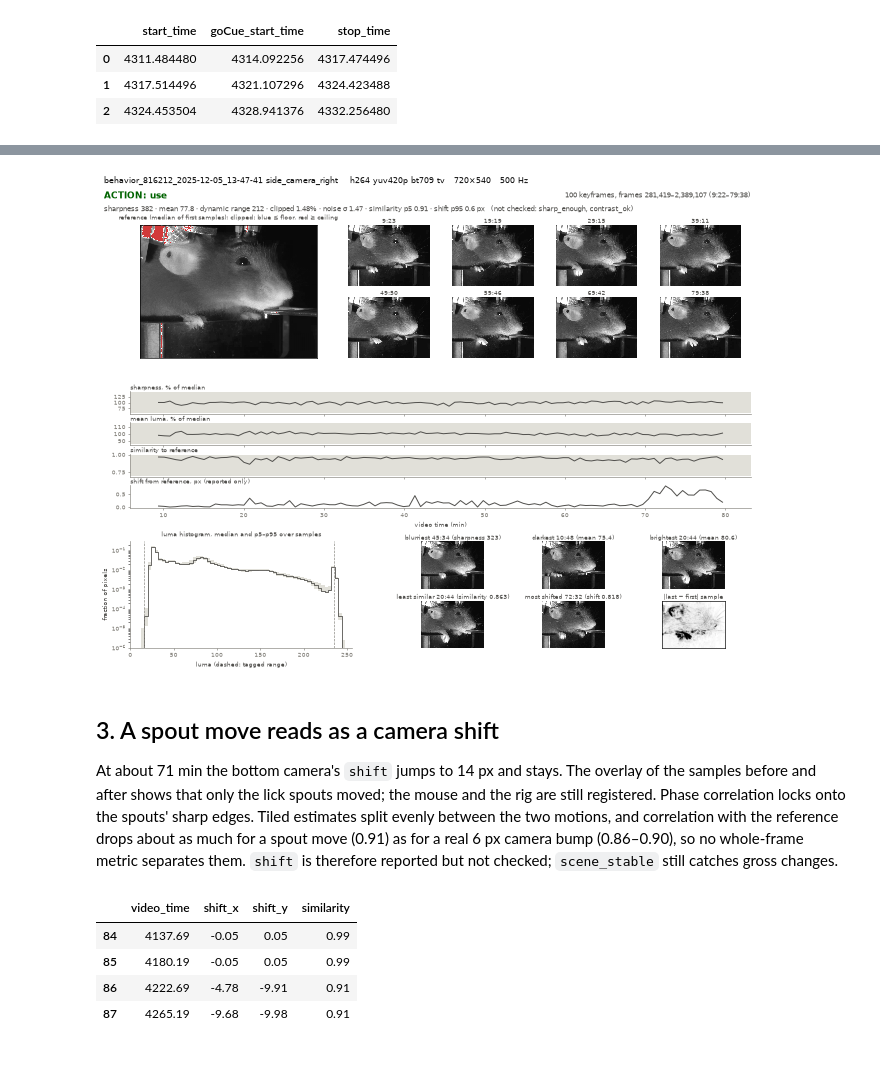
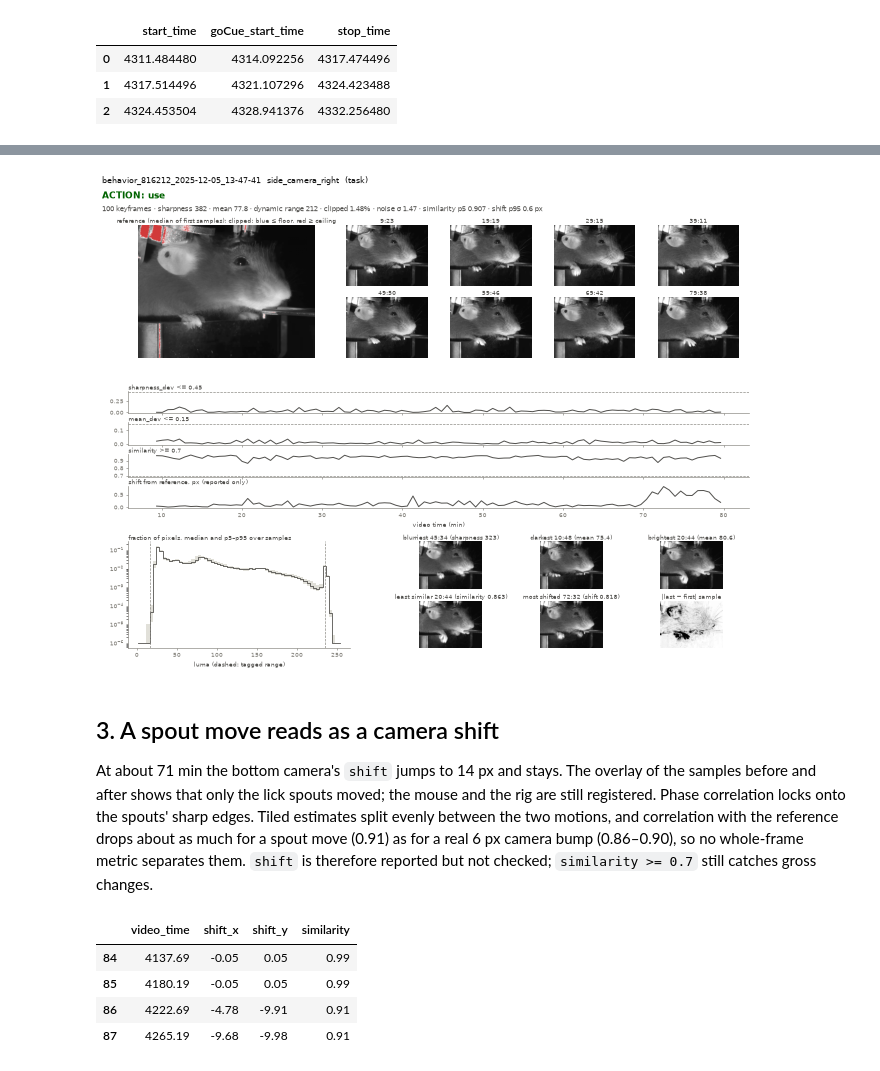
Before and after one commit to AllenNeuralDynamics/aind-dynamic-foraging-behavior-video-analysis, a Jupyter notebook: examples/video_quality_qc_validation.ipynb, the cells around one changed output, grey strips where cells are left out. Saved outputs shown, nothing was run; the diff lists cells and outputs as text; code cells hidden in the pictures.

```diff
--- a/examples/video_quality_qc_validation.ipynb
+++ b/examples/video_quality_qc_validation.ipynb
@@ -32,7 +32,10 @@ import pandas as pd
 
 from aind_dynamic_foraging_behavior_video_analysis import video_quality_qc as vqq
 from aind_dynamic_foraging_behavior_video_analysis import video_quality_report as vqr
-from aind_dynamic_foraging_behavior_video_analysis.video_alignment import read_trial_times
+from aind_dynamic_foraging_behavior_video_analysis.video_alignment import (
+    read_trial_times,
+    task_frame_window,
+)
 
 plt.rcParams["figure.dpi"] = 60  # keep the executed notebook small
 
@@ -53,16 +56,21 @@ def fetch(key):
     return path
 
 
-def cell(row):
-    if row["passed"] is None:
-        return "skipped"
-    return "✓" if row["passed"] else "✗ " + row["message"]
+def run(url, camera, window):
+    # Sample, measure and check one camera: (frames, samples, checks).
+    t = time.perf_counter()
+    frames, samples, color_range = vqq.sample_keyframes(url, window)
+    samples = vqq.measure(frames, samples, color_range)
+    print(f"{camera}: {len(samples)} keyframes in {time.perf_counter() - t:.0f} s")
+    return frames, samples, vqq.run_checks(samples, camera)
 
 
 def check_table(results):
+    # One column per camera: observed value per check, ✗ where it failed.
     table = pd.DataFrame({
-        cam: checks.set_index("check").apply(cell, axis=1)
-        for cam, (qc, checks) in results.items()
+        cam: checks.set_index("check").apply(
+            lambda r: f"{'✓' if r.passed else '✗'} {r.observed:.4g}", axis=1)
+        for cam, (_, _, checks) in results.items()
     })
-    table.loc["action"] = {cam: vqq.quality_action(c) for cam, (_, c) in results.items()}
-    return table
+    table.loc["action"] = {cam: vqq.quality_action(c) for cam, (_, _, c) in results.items()}
+    return table.fillna("not checked")
@@ -75,7 +93,4 @@ check; the level checks are skipped because no thresholds exist yet.
 # %%
-whole = {}
-for cam, url in CAMERAS.items():
-    qc = vqq.measure_video_quality(url)
-    whole[cam] = (qc, vqq.check_video_quality(qc, camera=cam))
+whole = {cam: run(url, cam, (0, 10**9)) for cam, url in CAMERAS.items()}
 check_table(whole)
 # %% [output]
@@ -137,8 +154,8 @@ windows = {}
 for cam in CAMERAS:
     csv = fetch(f"behavior-videos/{cam}.csv")
     t = time.perf_counter()
-    windows[cam] = vqq.task_frame_window(behavior_json, csv, trigger_log)
+    windows[cam] = task_frame_window(behavior_json, csv, trigger_log)
     start, end = windows[cam]
     print(f"{cam}: frames {start:,}-{end:,} = video {start / 500 / 60:.1f}-{end / 500 / 60:.1f} min "
-          f"({time.perf_counter() - t:.1f} s)")
+          f"({time.perf_counter() - t:.1f} s); without the log: {task_frame_window(behavior_json, csv)}")
 # %% [output]
@@ -150,7 +170,4 @@ trial) and ends at 79.6 minutes; the empty rig follows from about 83.
 # %%
-task = {}
-for cam, url in CAMERAS.items():
-    qc = vqq.measure_video_quality(url, frame_window=windows[cam])
-    task[cam] = (qc, vqq.check_video_quality(qc, camera=cam))
+task = {cam: run(url, cam, windows[cam]) for cam, url in CAMERAS.items()}
 check_table(task)
 # %% [output]
@@ -183,8 +208,8 @@ summary.loc[["sharpness_med", "sharpness_spread", "mean_med", "mean_spread",
 # %%
-qc, checks = task["side_camera_right"]
-fig = vqr.session_card(qc, checks, f"{SESSION} side_camera_right")
+frames, samples, checks = task["side_camera_right"]
+fig = vqr.session_card(frames, samples, checks, f"{SESSION}  side_camera_right  (task)")
 # %% [output]
-[figure, old version]
+[figure, new version]
 # %% [markdown]
 ## 3. A spout move reads as a camera shift
 
@@ -195,5 +220,5 @@ onto the spouts' sharp edges. Tiled estimates split evenly between the two
 motions, and correlation with the reference drops about as much for a spout
 move (0.91) as for a real 6 px camera bump (0.86–0.90), so no whole-frame
 metric separates them. `shift` is therefore reported but not checked;
-`scene_stable` still catches gross changes.
+`similarity >= 0.7` still catches gross changes.
 # %%
```
Also changed, not shown: parts of 17 cells of this notebook, 3 other files.
